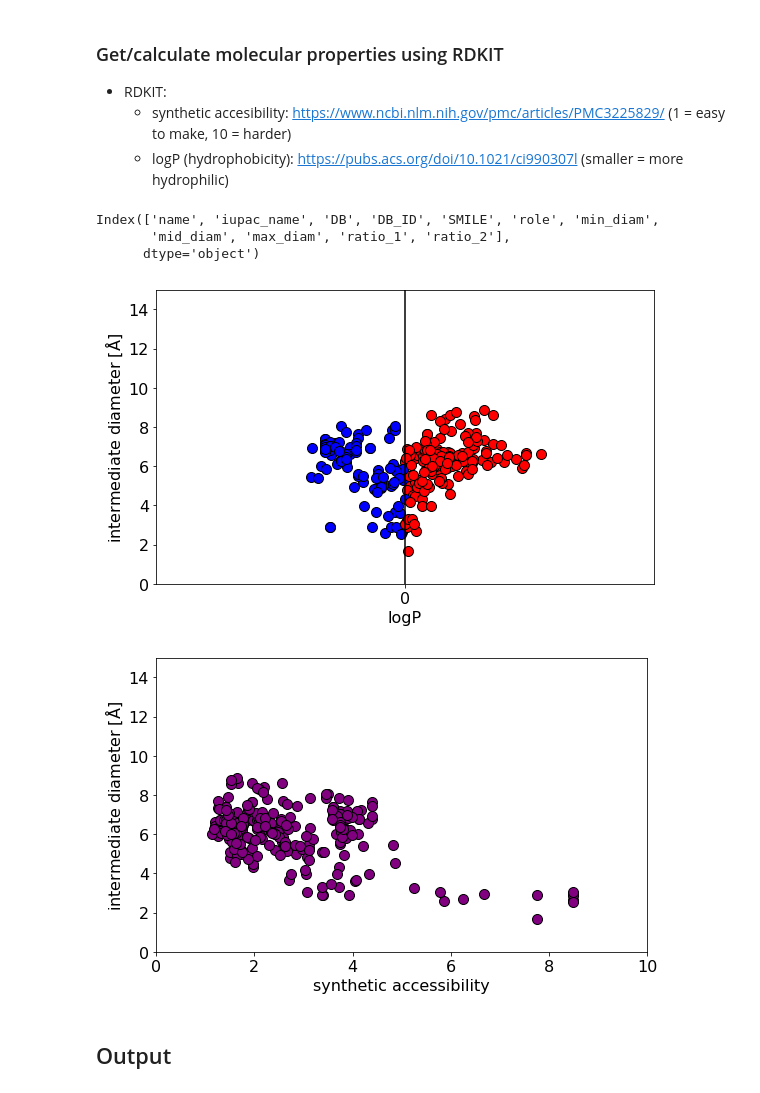
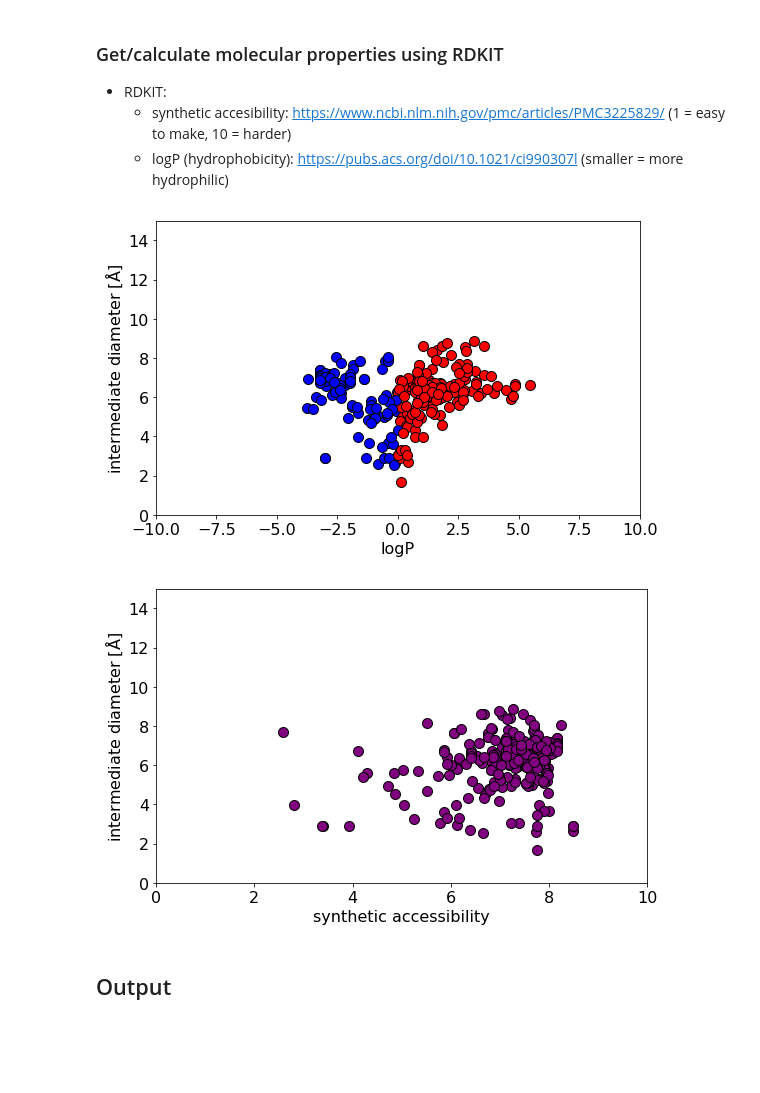
Before and after one commit to andrewtarzia/enzyme_screen, a Jupyter notebook: biomin_assay_enzyme_analysis.ipynb, the cells around one changed output. Cells and saved outputs as stored; diff of their text form; code cells hidden in the pictures; blank space fills up the shorter version.

```diff
--- a/biomin_assay_enzyme_analysis.ipynb
+++ b/biomin_assay_enzyme_analysis.ipynb
@@ -991,12 +991,6 @@ no sequence known
     - logP (hydrophobicity): https://pubs.acs.org/doi/10.1021/ci990307l (smaller = more hydrophilic)
 # %%
 molecule_output = DB_functions.initialize_mol_output_DF(mol_output_file, overwrite=False)
-# %%
-molecule_output.columns
-# %% [output]
-Index(['name', 'iupac_name', 'DB', 'DB_ID', 'SMILE', 'role', 'min_diam',
-       'mid_diam', 'max_diam', 'ratio_1', 'ratio_2'],
-      dtype='object')
 # %%
 fig1, ax1 = plt.subplots(figsize=(8,5))
 fig2, ax2 = plt.subplots(figsize=(8,5))
@@ -1007,6 +1001,7 @@ for idx, row in molecule_output.iterrows():
     if row['mid_diam'] == 0:
         continue
     mol = Chem.MolFromSmiles(smiles)
+    mol = Chem.AddHs(mol)
     #print('-------------------------------------')
     #print('molecule:', name)
     logP = Descriptors.MolLogP(mol, includeHs=True)
@@ -1021,36 +1016,35 @@ for idx, row in molecule_output.iterrows():
         C = 'r'
     ax1.scatter(logP,
                 row['mid_diam'], c=C,
                 edgecolors='k', marker='o', alpha=1.0,
                 s=100)
     ax2.scatter(SA,
                 row['mid_diam'], c='purple',
                 edgecolors='k', marker='o', alpha=1.0,
                 s=100)
 
 
 ax1.tick_params(axis='both', which='major', labelsize=16)
 ax1.set_xlabel('logP', fontsize=16)
-ax1.axvline(x='0', c='k')
 ax1.set_ylabel('intermediate diameter [$\mathrm{\AA}$]', fontsize=16)
 ax1.set_xlim(-10, 10)
 ax1.set_ylim(0, 15)
 
 ax2.tick_params(axis='both', which='major', labelsize=16)
 ax2.set_xlabel('synthetic accessibility', fontsize=16)
 ax2.set_ylabel('intermediate diameter [$\mathrm{\AA}$]', fontsize=16)
 ax2.set_xlim(0, 10)
 ax2.set_ylim(0, 15)
 
 fig1.tight_layout()
 fig1.savefig(output_dir+"logP_scatter.pdf",
              dpi=720, bbox_inches='tight')
 fig2.tight_layout()
 fig2.savefig(output_dir+"SA_scatter.pdf",
              dpi=720, bbox_inches='tight')
 # %% [output]
-[figure, old version]
+[figure, new version]
-[figure, old version]
+[figure, new version]
 # %% [markdown]
 ## Output
 # %% [markdown]
```
Also changed, not shown: 2 other files.
